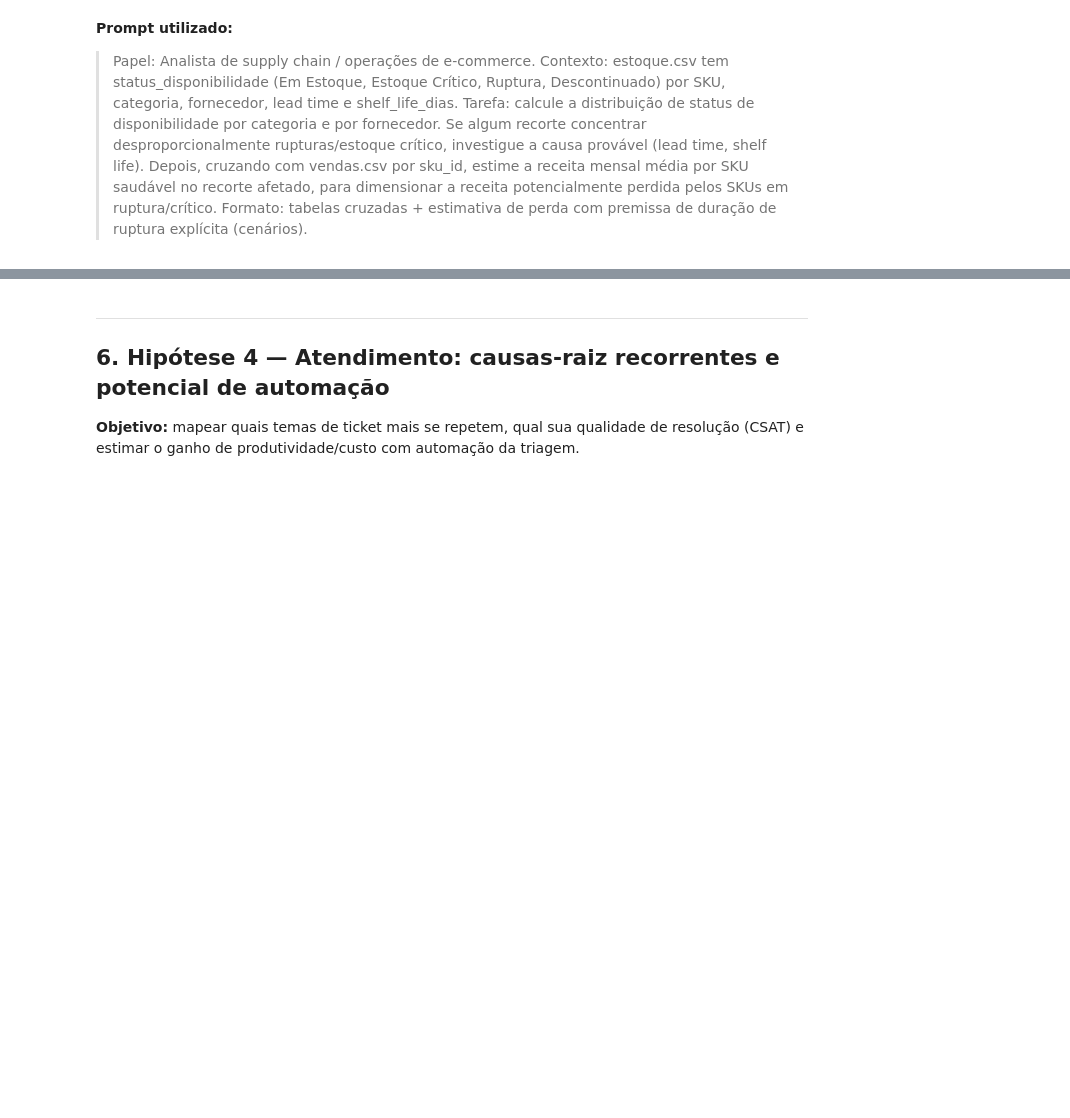
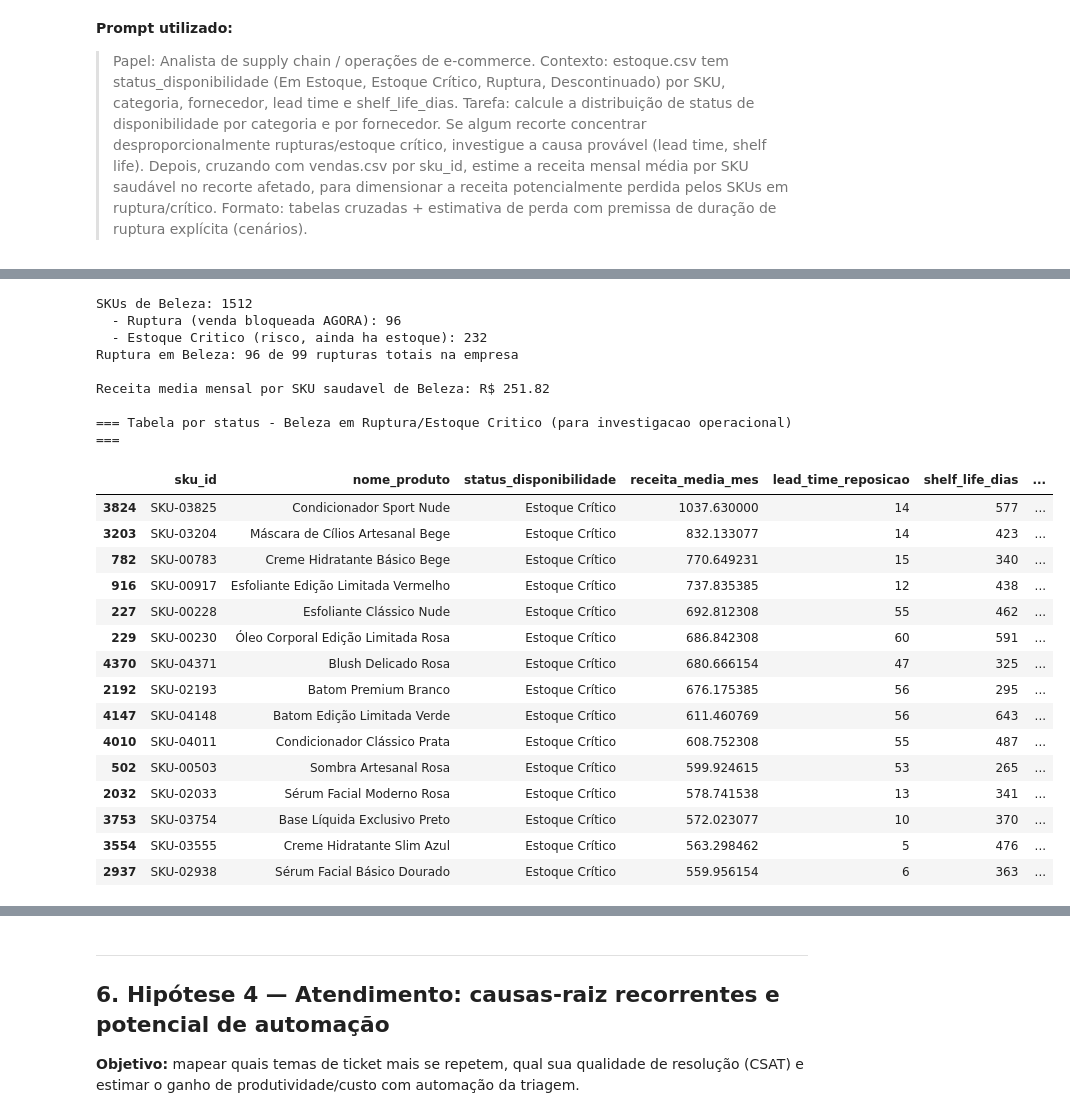
Before and after one commit to anapbatista/BootCamp-EloGroup, a Jupyter notebook: Case_Vertice_AED_Completa.ipynb, the cells around one changed output, grey strips where cells are left out. Drawn from its saved outputs; the diff is of its cells as text; code cells hidden in the pictures; blank space fills up the shorter version.

```diff
--- a/Case_Vertice_AED_Completa.ipynb
+++ b/Case_Vertice_AED_Completa.ipynb
@@ -1061,0 +1053,77 @@ SKUs de Beleza em Ruptura/Estoque Crítico: 328
+# %%
+# A categoria Beleza concentra quase toda a ruptura -> investigar shelf life variavel
+beleza = estoque[estoque['categoria'] == 'Beleza'].copy()
+
+# separar RUPTURA (venda ja bloqueada agora) de ESTOQUE CRITICO (risco, ainda ha estoque).
+# Sao estados diferentes e nao representam a mesma perda - tratar como a mesma coisa superestima
+# o que ja aconteceu e subestima a urgencia do que ainda pode acontecer.
+n_ruptura_beleza = (beleza['status_disponibilidade'] == 'Ruptura').sum()
+n_critico_beleza = (beleza['status_disponibilidade'] == 'Estoque Crítico').sum()
+print(f"SKUs de Beleza: {len(beleza)}")
+print(f"  - Ruptura (venda bloqueada AGORA): {n_ruptura_beleza}")
+print(f"  - Estoque Critico (risco, ainda ha estoque): {n_critico_beleza}")
+print(f"Ruptura em Beleza: {n_ruptura_beleza} de {(estoque['status_disponibilidade']=='Ruptura').sum()} rupturas totais na empresa")
+
+# Receita media mensal por SKU (para SKUs de Beleza saudaveis) - usada como proxy de velocidade de venda
+n_meses_vendas = vendas_base_financeira['mes'].nunique()
+receita_sku_mes = vendas_base_financeira.groupby('sku_id')['receita_liquida'].sum() / n_meses_vendas
+beleza['receita_media_mes'] = beleza['sku_id'].map(receita_sku_mes).fillna(0)
+receita_media_sku_saudavel = beleza[beleza['status_disponibilidade']=='Em Estoque']['receita_media_mes'].mean()
+
+print(f"\nReceita media mensal por SKU saudavel de Beleza: R$ {receita_media_sku_saudavel:.2f}")
+
+# tabela por status pedida pela mentoria: SKU, receita historica, lead time, shelf life,
+# fornecedor e ponto de pedido - para investigacao operacional direta, nao so' um numero agregado.
+tabela_beleza_por_status = beleza[beleza['status_disponibilidade'].isin(['Ruptura', 'Estoque Crítico'])][[
+    'sku_id', 'nome_produto', 'status_disponibilidade', 'receita_media_mes',
+    'lead_time_reposicao', 'shelf_life_dias', 'fornecedor_id', 'ponto_pedido'
+]].sort_values(['status_disponibilidade', 'receita_media_mes'], ascending=[True, False])
+
+print("\n=== Tabela por status - Beleza em Ruptura/Estoque Critico (para investigacao operacional) ===")
+display(tabela_beleza_por_status.head(15))
+print(f"(tabela completa tem {len(tabela_beleza_por_status)} linhas - use para priorizar reposicao por SKU)")
+
+# sizing como RECEITA POTENCIAL DE CENARIO, aplicado SOMENTE aos SKUs em ruptura EFETIVA
+# (venda ja bloqueada). Estoque Critico fica de fora do R$ - e' risco futuro, nao perda ja ocorrida.
+print("\n=== Cenarios de receita potencial (nao e perda comprovada nem margem capturada) ===")
+print("Aplicado apenas aos SKUs em RUPTURA efetiva (nao a Estoque Critico, que ainda nao bloqueou venda):")
+for meses_ruptura in [0.5, 1.0, 2.0]:
+    receita_potencial = n_ruptura_beleza * receita_media_sku_saudavel * meses_ruptura
+    print(f"  Assumindo {meses_ruptura} mes(es) de indisponibilidade media: R$ {receita_potencial:,.0f} de receita potencial")
+
+# Cenario central (1 mes) e faixa, guardados em variaveis nomeadas - reaproveitados na
+# priorizacao (Secao 8) e no kpis.json, em vez de digitar os numeros de novo.
+receita_potencial_central_ruptura_beleza = n_ruptura_beleza * receita_media_sku_saudavel * 1.0
+receita_potencial_min_ruptura_beleza = n_ruptura_beleza * receita_media_sku_saudavel * 0.5
+receita_potencial_max_ruptura_beleza = n_ruptura_beleza * receita_media_sku_saudavel * 2.0
+
+# Estoque Critico: reportado como RISCO (receita mensal exposta se virar ruptura), nunca somado
+# ao cenario de receita potencial acima - sao coisas diferentes.
+receita_mensal_em_risco_estoque_critico = n_critico_beleza * receita_media_sku_saudavel
+print(f"\nEstoque Critico (risco, NAO somado ao cenario acima): {n_critico_beleza} SKUs, "
+      f"R$ {receita_mensal_em_risco_estoque_critico:,.0f}/mes de receita exposta SE virarem ruptura.")
+# %% [output]
+SKUs de Beleza: 1512
+  - Ruptura (venda bloqueada AGORA): 96
+  - Estoque Critico (risco, ainda ha estoque): 232
+Ruptura em Beleza: 96 de 99 rupturas totais na empresa
+
+Receita media mensal por SKU saudavel de Beleza: R$ 251.82
+
+=== Tabela por status - Beleza em Ruptura/Estoque Critico (para investigacao operacional) ===
+|  | sku_id | nome_produto | status_disponibilidade | receita_media_mes | lead_time_reposicao | shelf_life_dias | ... |
+| 3824 | SKU-03825 | Condicionador Sport Nude | Estoque Crítico | 1037.630000 | 14 | 577 | ... |
+| 3203 | SKU-03204 | Máscara de Cílios Artesanal Bege | Estoque Crítico | 832.133077 | 14 | 423 | ... |
+| 782 | SKU-00783 | Creme Hidratante Básico Bege | Estoque Crítico | 770.649231 | 15 | 340 | ... |
+| 916 | SKU-00917 | Esfoliante Edição Limitada Vermelho | Estoque Crítico | 737.835385 | 12 | 438 | ... |
+| 227 | SKU-00228 | Esfoliante Clássico Nude | Estoque Crítico | 692.812308 | 55 | 462 | ... |
+| 229 | SKU-00230 | Óleo Corporal Edição Limitada Rosa | Estoque Crítico | 686.842308 | 60 | 591 | ... |
+| 4370 | SKU-04371 | Blush Delicado Rosa | Estoque Crítico | 680.666154 | 47 | 325 | ... |
+| 2192 | SKU-02193 | Batom Premium Branco | Estoque Crítico | 676.175385 | 56 | 295 | ... |
+| 4147 | SKU-04148 | Batom Edição Limitada Verde | Estoque Crítico | 611.460769 | 56 | 643 | ... |
+| 4010 | SKU-04011 | Condicionador Clássico Prata | Estoque Crítico | 608.752308 | 55 | 487 | ... |
+| 502 | SKU-00503 | Sombra Artesanal Rosa | Estoque Crítico | 599.924615 | 53 | 265 | ... |
+| 2032 | SKU-02033 | Sérum Facial Moderno Rosa | Estoque Crítico | 578.741538 | 13 | 341 | ... |
+| 3753 | SKU-03754 | Base Líquida Exclusivo Preto | Estoque Crítico | 572.023077 | 10 | 370 | ... |
+| 3554 | SKU-03555 | Creme Hidratante Slim Azul | Estoque Crítico | 563.298462 | 5 | 476 | ... |
+| 2937 | SKU-02938 | Sérum Facial Básico Dourado | Estoque Crítico | 559.956154 | 6 | 363 | ... |
```
Also changed, not shown: parts of 27 cells of this notebook.
